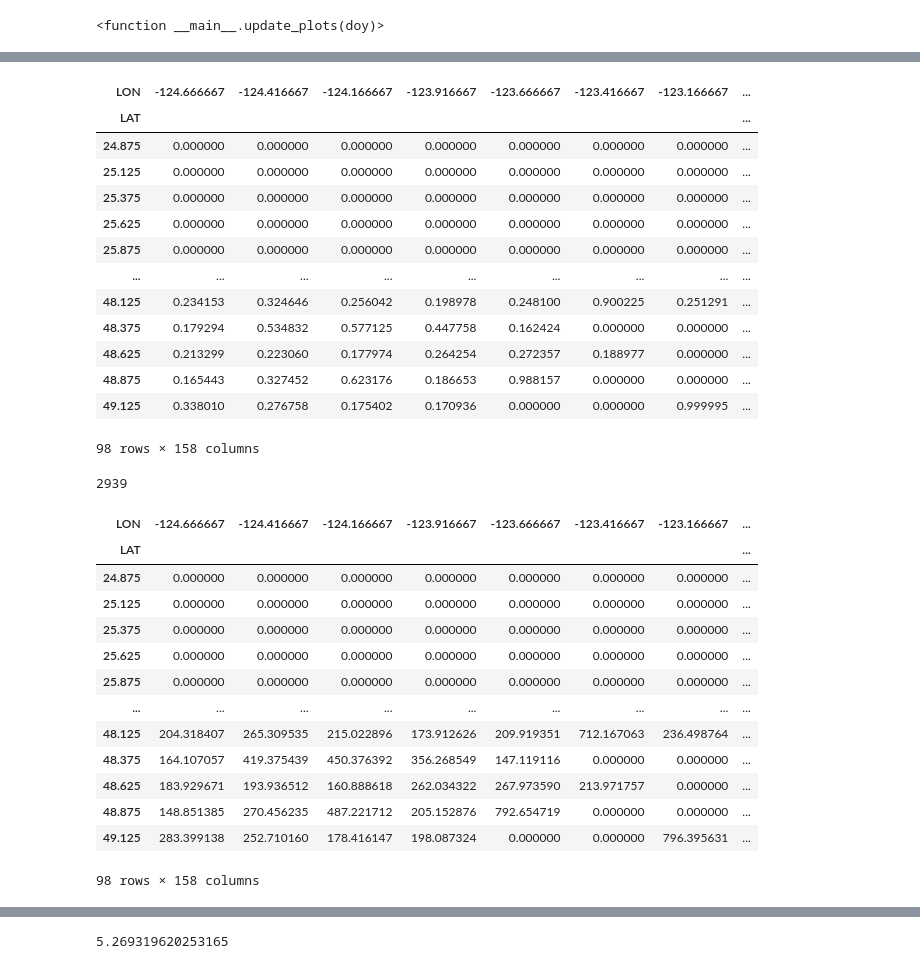
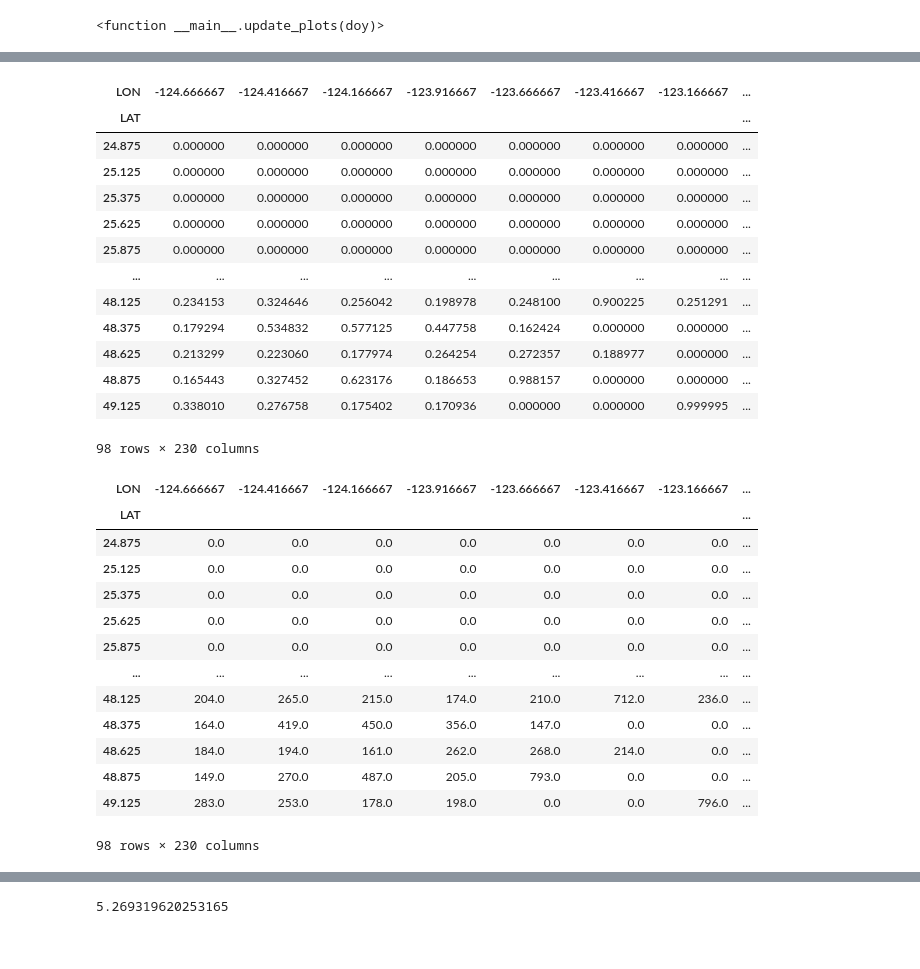
Before and after one commit to MatinMarjani/ABM-WNV, a Jupyter notebook: ClimateDataHandler.ipynb, the cells around one changed output, grey strips where cells are left out. Cells and saved outputs as stored; diff of their text form; code cells hidden in the pictures.

```diff
--- a/ClimateDataHandler.ipynb
+++ b/ClimateDataHandler.ipynb
@@ -105,0 +129,29 @@ Suitability Data Analaysis
+# %%
+import netCDF4 as nc
+import numpy as np
+import matplotlib.pyplot as plt
+
+# Load the NetCDF file
+file_path = "culex_pipiens_meansuitability.nc"
+dataset = nc.Dataset(file_path)
+
+# Print the variables in the dataset to understand its structure
+print(dataset.variables.keys())
+
+# Extract the data for plotting
+# Assuming the variable of interest is named 'suitability'
+suitability = dataset.variables['layer'][:]  # Adjust the variable name as needed
+lat = dataset.variables['latitude'][:]  # Adjust the variable name as needed
+lon = dataset.variables['longitude'][:]  # Adjust the variable name as needed
+
+# Create a meshgrid for the latitude and longitude
+lon, lat = np.meshgrid(lon, lat)
+
+# Plot the data
+plt.figure(figsize=(10, 6))
+plt.contourf(lon, lat, suitability, cmap='viridis')
+plt.colorbar(label='Suitability Index')
+plt.xlabel('Longitude')
+plt.ylabel('Latitude')
+plt.title('Culex pipiens Mean Suitability')
+plt.show()
@@ -122,7 +177,7 @@ suitability_data = pd.DataFrame({
 
 suitability_data = suitability_data[
     (suitability_data['LAT'] >= 24.75) & (suitability_data['LAT'] <= 49.25) &
-    (suitability_data['LON'] >= -124.75) & (suitability_data['LON'] <= -85.25)
+    (suitability_data['LON'] >= -124.75) & (suitability_data['LON'] <= -67.25)
 ]
 
 data_Suitability = suitability_data.pivot_table(index='LAT', columns='LON', values='S', aggfunc='mean')
@@ -142,58 +197,54 @@ data_Suitability
 | 48.625 | 0.213299 | 0.223060 | 0.177974 | 0.264254 | 0.272357 | 0.188977 | 0.000000 | ... |
 | 48.875 | 0.165443 | 0.327452 | 0.623176 | 0.186653 | 0.988157 | 0.000000 | 0.000000 | ... |
 | 49.125 | 0.338010 | 0.276758 | 0.175402 | 0.170936 | 0.000000 | 0.000000 | 0.999995 | ... |
-98 rows × 158 columns
+98 rows × 230 columns
-# %%
-(data_Suitability == 0).sum().sum()
-# %% [output]
-2939
 # %%
 import pandas as pd
 import numpy as np
 
 def estimate_mosquito_abundance(mean_temp, suitability_index, base_population=1000):
-    if suitability_index == 0:
+    if suitability_index < 0.15:
         return 0
     temp_suitability = mosquito_abundance_probability(mean_temp)
     combined_suitability = 0.267 * temp_suitability + (1 - 0.267) * suitability_index
     estimated_abundance = combined_suitability * base_population
     return estimated_abundance
 
 def mosquito_abundance_probability(T):
     optimal_temp = 25  # Optimal temperature for Culex mosquitoes
     sigma = 5
     if T >= optimal_temp :
         sigma = 9  # Controls the width of the peak around the optimal temperature
     temp_factor = np.exp(-0.5 * ((T - optimal_temp) / sigma) ** 2)  # Gaussian function for temperature
     temp_factor = np.clip(temp_factor, 0, 1)  # Ensuring values are between 0 and 1
     return temp_factor * (1 - (T - 25) / 26)  # Gradually decrease after 26
 
 def apply_estimate_mosquito_abundance(row, temp_resampled):
     lon = row.name
     result_row = []
     for lat, suitability_index in row.items():
         mean_temp = temp_resampled.at[lon, lat]
         result = estimate_mosquito_abundance(mean_temp, suitability_index)
         result_row.append(result)
     return pd.Series(result_row, index=row.index)
 
 data_Temp_resampled = data_Temp.reindex(index=data_Suitability.index, columns=data_Suitability.columns, method='nearest')
 culex_distribution = data_Suitability.apply(apply_estimate_mosquito_abundance, axis=1, temp_resampled=data_Temp_resampled)
 culex_distribution_rounded = culex_distribution.round(0)
 
-culex_distribution
+culex_distribution_rounded
 # %% [output]
 | LON | -124.666667 | -124.416667 | -124.166667 | -123.916667 | -123.666667 | -123.416667 | -123.166667 | ... |
 | LAT |  |  |  |  |  |  |  | ... |
-| 24.875 | 0.000000 | 0.000000 | 0.000000 | 0.000000 | 0.000000 | 0.000000 | 0.000000 | ... |
-| 25.125 | 0.000000 | 0.000000 | 0.000000 | 0.000000 | 0.000000 | 0.000000 | 0.000000 | ... |
-| 25.375 | 0.000000 | 0.000000 | 0.000000 | 0.000000 | 0.000000 | 0.000000 | 0.000000 | ... |
-| 25.625 | 0.000000 | 0.000000 | 0.000000 | 0.000000 | 0.000000 | 0.000000 | 0.000000 | ... |
-| 25.875 | 0.000000 | 0.000000 | 0.000000 | 0.000000 | 0.000000 | 0.000000 | 0.000000 | ... |
+| 24.875 | 0.0 | 0.0 | 0.0 | 0.0 | 0.0 | 0.0 | 0.0 | ... |
+| 25.125 | 0.0 | 0.0 | 0.0 | 0.0 | 0.0 | 0.0 | 0.0 | ... |
+| 25.375 | 0.0 | 0.0 | 0.0 | 0.0 | 0.0 | 0.0 | 0.0 | ... |
+| 25.625 | 0.0 | 0.0 | 0.0 | 0.0 | 0.0 | 0.0 | 0.0 | ... |
+| 25.875 | 0.0 | 0.0 | 0.0 | 0.0 | 0.0 | 0.0 | 0.0 | ... |
 | ... | ... | ... | ... | ... | ... | ... | ... | ... |
-| 48.125 | 204.318407 | 265.309535 | 215.022896 | 173.912626 | 209.919351 | 712.167063 | 236.498764 | ... |
-| 48.375 | 164.107057 | 419.375439 | 450.376392 | 356.268549 | 147.119116 | 0.000000 | 0.000000 | ... |
-| 48.625 | 183.929671 | 193.936512 | 160.888618 | 262.034322 | 267.973590 | 213.971757 | 0.000000 | ... |
-| 48.875 | 148.851385 | 270.456235 | 487.221712 | 205.152876 | 792.654719 | 0.000000 | 0.000000 | ... |
-| 49.125 | 283.399138 | 252.710160 | 178.416147 | 198.087324 | 0.000000 | 0.000000 | 796.395631 | ... |
+| 48.125 | 204.0 | 265.0 | 215.0 | 174.0 | 210.0 | 712.0 | 236.0 | ... |
+| 48.375 | 164.0 | 419.0 | 450.0 | 356.0 | 147.0 | 0.0 | 0.0 | ... |
+| 48.625 | 184.0 | 194.0 | 161.0 | 262.0 | 268.0 | 214.0 | 0.0 | ... |
+| 48.875 | 149.0 | 270.0 | 487.0 | 205.0 | 793.0 | 0.0 | 0.0 | ... |
+| 49.125 | 283.0 | 253.0 | 178.0 | 198.0 | 0.0 | 0.0 | 796.0 | ... |
-98 rows × 158 columns
+98 rows × 230 columns
```
Also changed, not shown: parts of 13 cells of this notebook, 4 other files.
